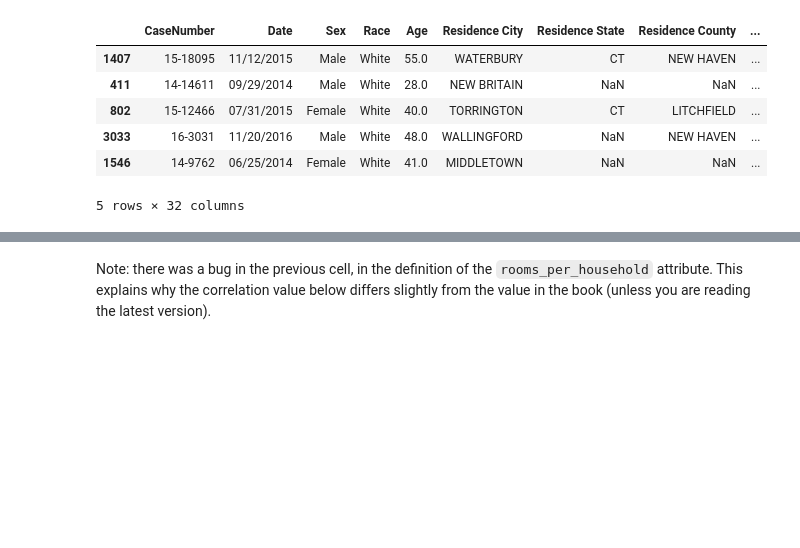
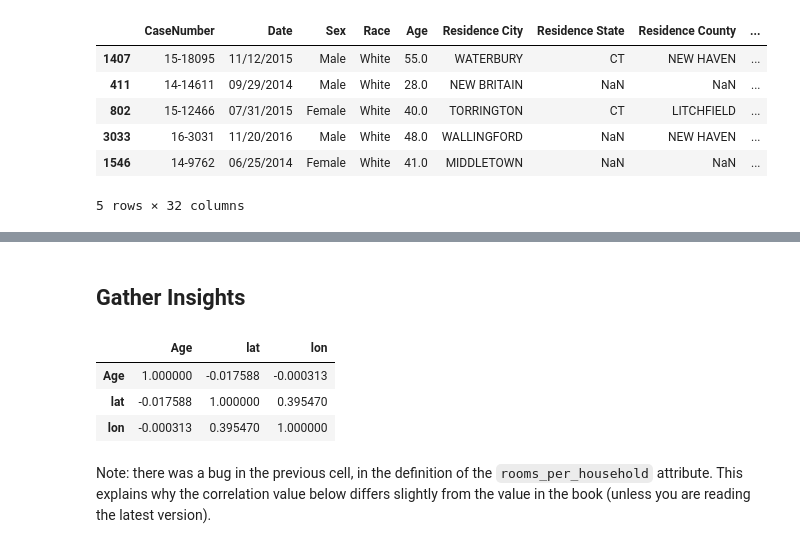
Before and after one commit to thilankam/opioid-data-ml, a Jupyter notebook: final_project.ipynb, the cells around one changed output, grey strips where cells are left out. Cells and saved outputs as stored; diff of their text form; code cells hidden in the pictures; blank space fills up the shorter version.

```diff
--- a/final_project.ipynb
+++ b/final_project.ipynb
@@ -299,5 +285,13 @@ plt.show()
+# %% [markdown]
+## Gather Insights
 # %%
-corr_matrix = housing.corr()
+corr_matrix = data.corr()
+corr_matrix
+# %% [output]
+|  | Age | lat | lon |
+| Age | 1.000000 | -0.017588 | -0.000313 |
+| lat | -0.017588 | 1.000000 | 0.395470 |
+| lon | -0.000313 | 0.395470 | 1.000000 |
 # %%
 corr_matrix["median_house_value"].sort_values(ascending=False)
 # %%
```
Also changed, not shown: parts of 25 cells of this notebook.
